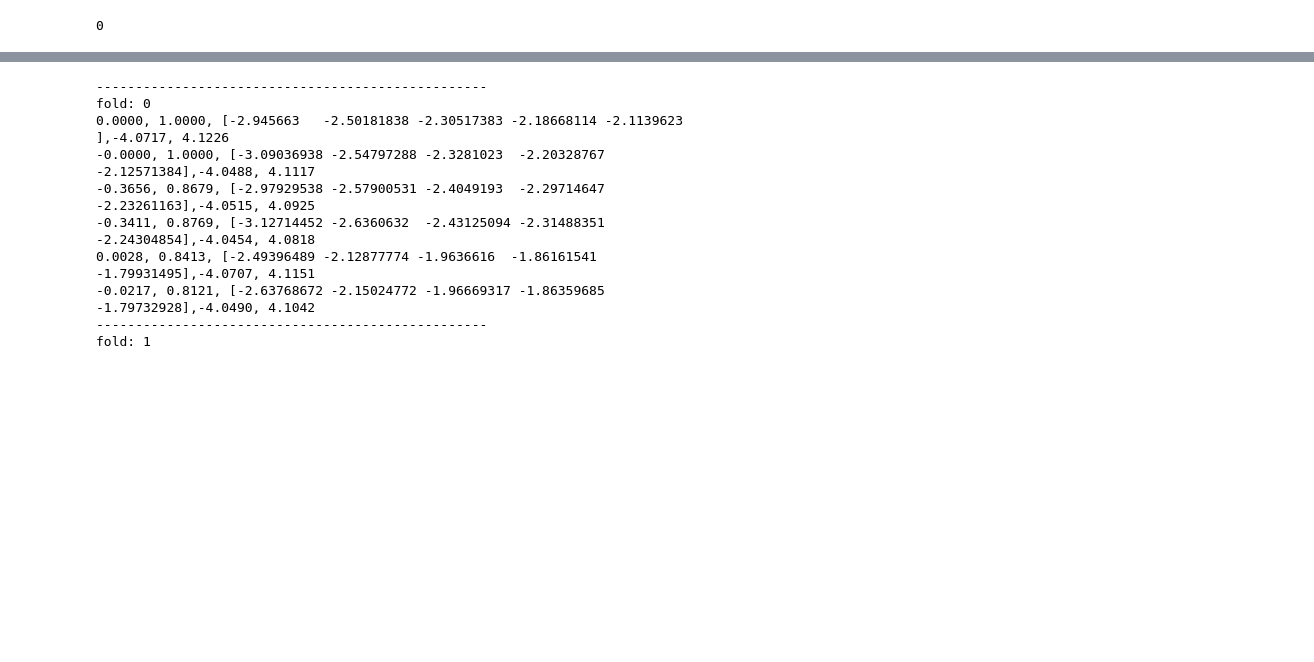
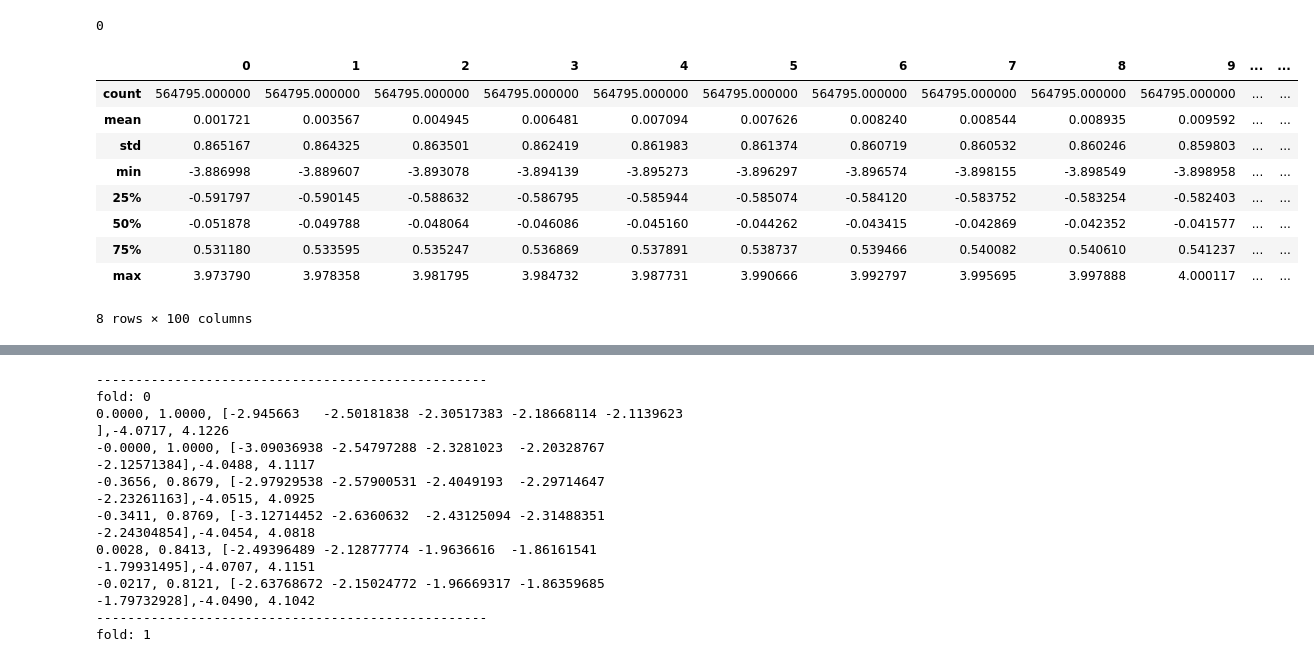
Before and after one commit to FedericoCortesi/finNN_code, a Jupyter notebook: src/benchmarks/visuals.ipynb, the cells around one changed output, grey strips where cells are left out. Saved outputs shown, nothing was run; the diff lists cells and outputs as text; code cells hidden in the pictures; blank space fills up the shorter version.

```diff
--- a/src/benchmarks/visuals.ipynb
+++ b/src/benchmarks/visuals.ipynb
@@ -93,6 +93,19 @@ for i, fold_data in enumerate(wf.folds()):
     #    break
 # %% [output]
 0
+# %%
+pd.DataFrame(X_test).describe()
+# %% [output]
+|  | 0 | 1 | 2 | 3 | 4 | 5 | 6 | 7 | 8 | 9 | ... | ... |
+| count | 564795.000000 | 564795.000000 | 564795.000000 | 564795.000000 | 564795.000000 | 564795.000000 | 564795.000000 | 564795.000000 | 564795.000000 | 564795.000000 | ... | ... |
+| mean | 0.001721 | 0.003567 | 0.004945 | 0.006481 | 0.007094 | 0.007626 | 0.008240 | 0.008544 | 0.008935 | 0.009592 | ... | ... |
+| std | 0.865167 | 0.864325 | 0.863501 | 0.862419 | 0.861983 | 0.861374 | 0.860719 | 0.860532 | 0.860246 | 0.859803 | ... | ... |
+| min | -3.886998 | -3.889607 | -3.893078 | -3.894139 | -3.895273 | -3.896297 | -3.896574 | -3.898155 | -3.898549 | -3.898958 | ... | ... |
+| 25% | -0.591797 | -0.590145 | -0.588632 | -0.586795 | -0.585944 | -0.585074 | -0.584120 | -0.583752 | -0.583254 | -0.582403 | ... | ... |
+| 50% | -0.051878 | -0.049788 | -0.048064 | -0.046086 | -0.045160 | -0.044262 | -0.043415 | -0.042869 | -0.042352 | -0.041577 | ... | ... |
+| 75% | 0.531180 | 0.533595 | 0.535247 | 0.536869 | 0.537891 | 0.538737 | 0.539466 | 0.540082 | 0.540610 | 0.541237 | ... | ... |
+| max | 3.973790 | 3.978358 | 3.981795 | 3.984732 | 3.987731 | 3.990666 | 3.992797 | 3.995695 | 3.997888 | 4.000117 | ... | ... |
+8 rows × 100 columns
 # %%
 
 
```
Also changed, not shown: parts of 4 cells of this notebook, 10 other files.
